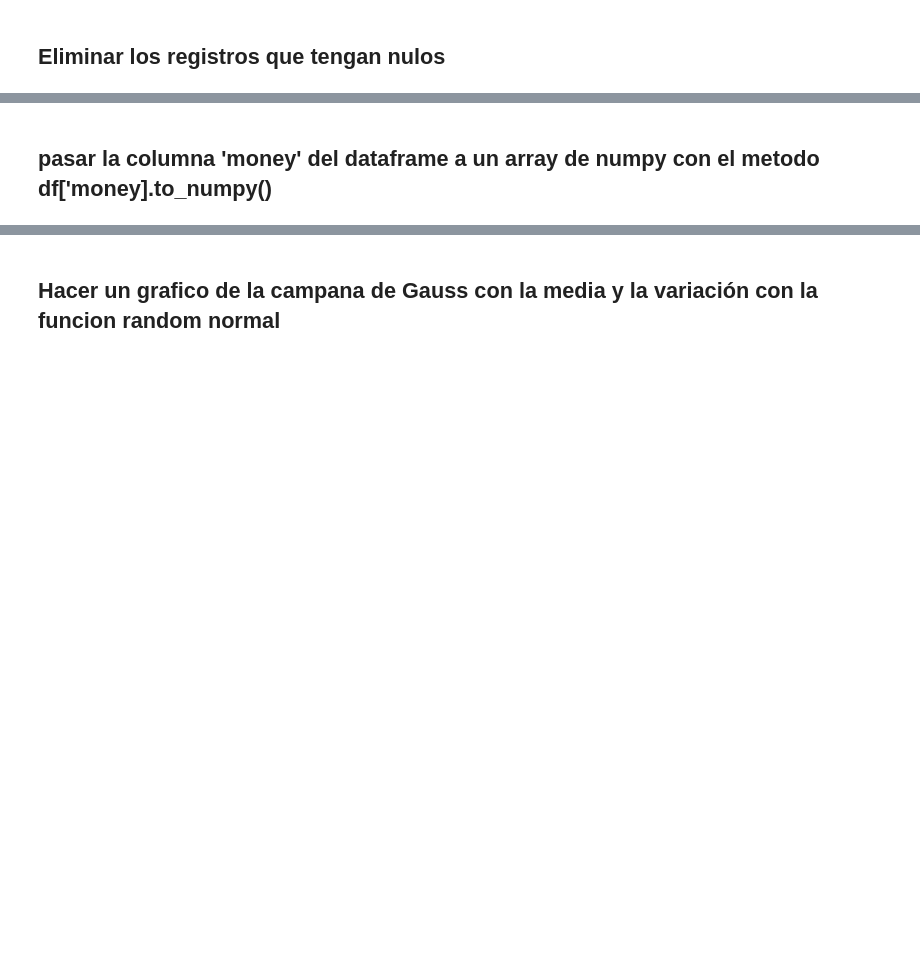
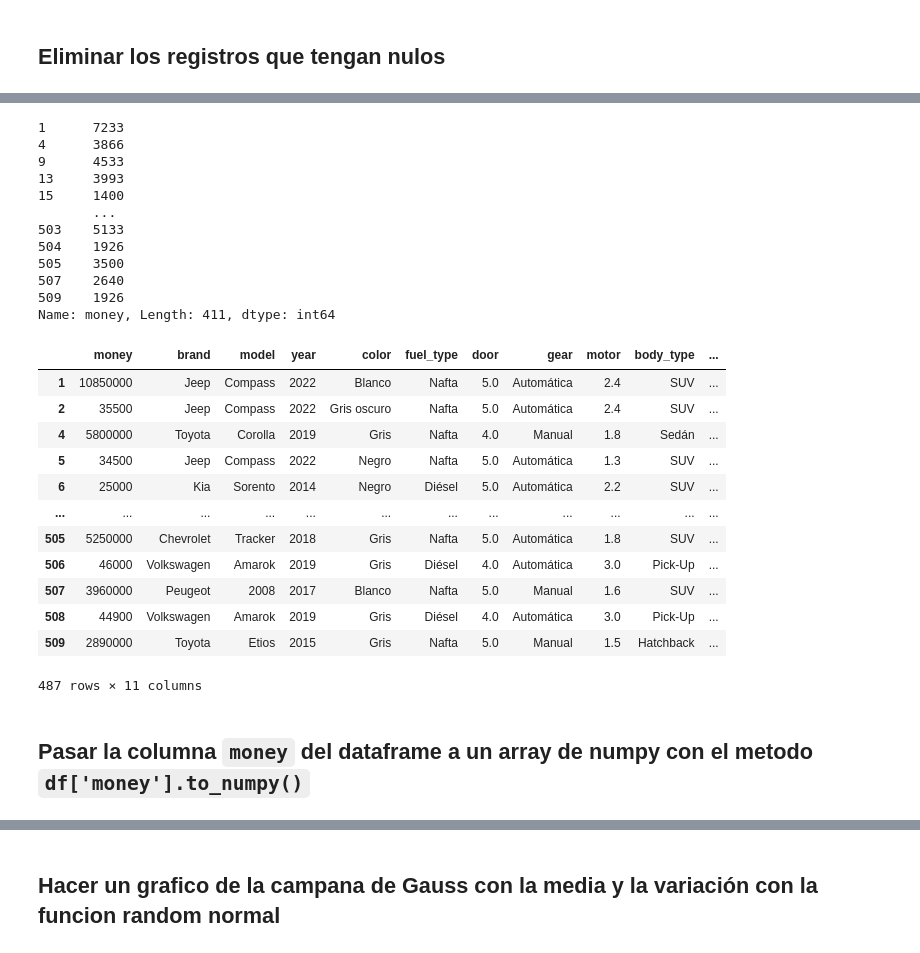
Before and after one commit to augusto-zimmermann/LABO-2, a Jupyter notebook: PrimerParcial/Practica2/Ejercicio_integrador_pandas.ipynb, the cells around one changed output, grey strips where cells are left out. Drawn from its saved outputs; the diff is of its cells as text; code cells hidden in the pictures; blank space fills up the shorter version.

```diff
--- a/PrimerParcial/Practica2/Ejercicio_integrador_pandas.ipynb
+++ b/PrimerParcial/Practica2/Ejercicio_integrador_pandas.ipynb
@@ -7,2 +45,38 @@
+# %%
+display(df_csv_clean.loc[df_csv_clean['currency'] == 'pesos', 'money'] // 1500)
+# LO HACE, pero no lo puedo guardar porque me sobreescribe todo a la mierda
+
+# Parche para seguir con ejercicios
+df_dolares = df_csv_clean
+
+df_dolares = df_dolares.drop(columns='currency')
+
+display(df_dolares)
+# %% [output]
+1      7233
+4      3866
+9      4533
+13     3993
+15     1400
+       ...
+503    5133
+504    1926
+505    3500
+507    2640
+509    1926
+Name: money, Length: 411, dtype: int64
+|  | money | brand | model | year | color | fuel_type | door | gear | motor | body_type | ... |
+| 1 | 10850000 | Jeep | Compass | 2022 | Blanco | Nafta | 5.0 | Automática | 2.4 | SUV | ... |
+| 2 | 35500 | Jeep | Compass | 2022 | Gris oscuro | Nafta | 5.0 | Automática | 2.4 | SUV | ... |
+| 4 | 5800000 | Toyota | Corolla | 2019 | Gris | Nafta | 4.0 | Manual | 1.8 | Sedán | ... |
+| 5 | 34500 | Jeep | Compass | 2022 | Negro | Nafta | 5.0 | Automática | 1.3 | SUV | ... |
+| 6 | 25000 | Kia | Sorento | 2014 | Negro | Diésel | 5.0 | Automática | 2.2 | SUV | ... |
+| ... | ... | ... | ... | ... | ... | ... | ... | ... | ... | ... | ... |
+| 505 | 5250000 | Chevrolet | Tracker | 2018 | Gris | Nafta | 5.0 | Automática | 1.8 | SUV | ... |
+| 506 | 46000 | Volkswagen | Amarok | 2019 | Gris | Diésel | 4.0 | Automática | 3.0 | Pick-Up | ... |
+| 507 | 3960000 | Peugeot | 2008 | 2017 | Blanco | Nafta | 5.0 | Manual | 1.6 | SUV | ... |
+| 508 | 44900 | Volkswagen | Amarok | 2019 | Gris | Diésel | 4.0 | Automática | 3.0 | Pick-Up | ... |
+| 509 | 2890000 | Toyota | Etios | 2015 | Gris | Nafta | 5.0 | Manual | 1.5 | Hatchback | ... |
+487 rows × 11 columns
 # %% [markdown]
-## pasar la columna 'money' del dataframe a un array de numpy con el metodo df['money].to_numpy()
+## Pasar la columna `money` del dataframe a un array de numpy con el metodo `df['money'].to_numpy()`
```
Also changed, not shown: parts of 6 cells of this notebook.
